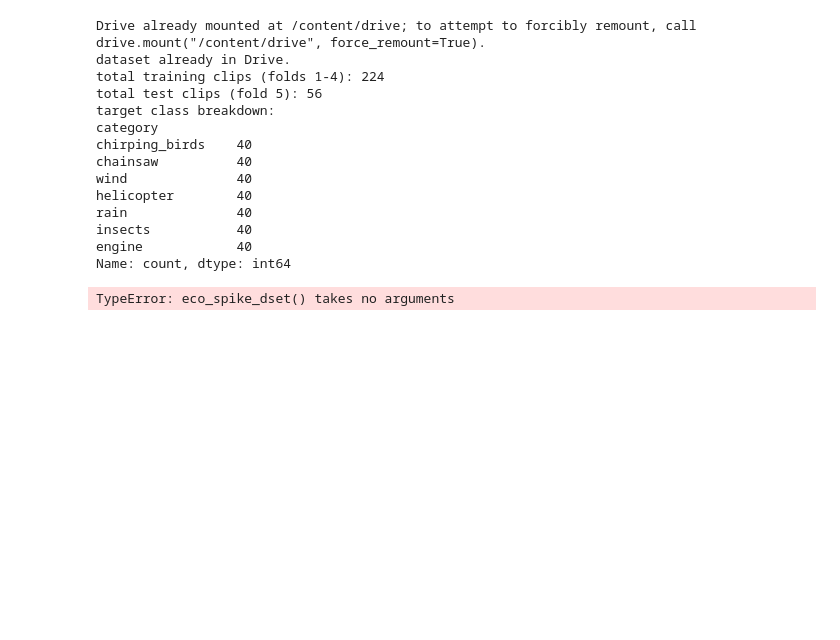
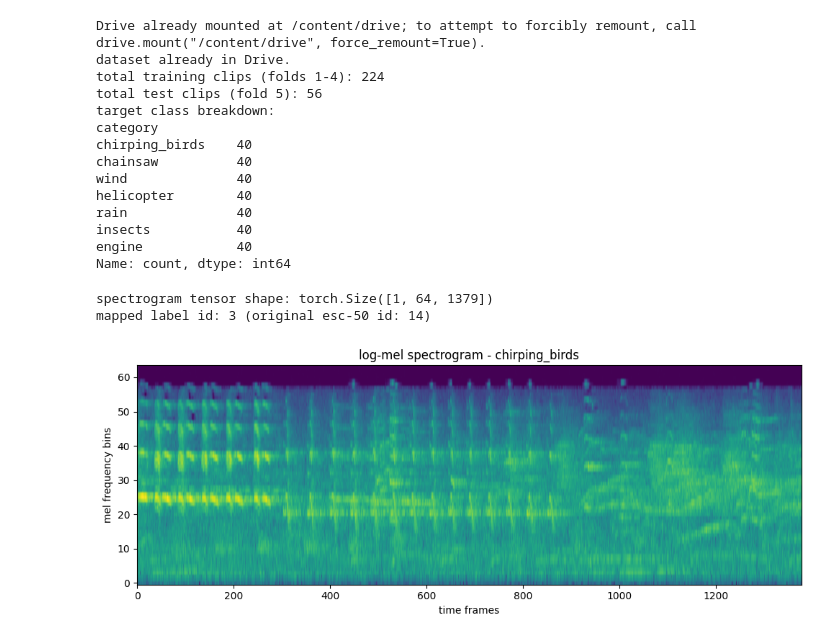
Before and after one commit to Not-kh-lily-23/EcoSpike-Audio, a Jupyter notebook: baseline_data.ipynb, the cells around one changed output. Drawn from its saved outputs; the diff is of its cells as text; code cells hidden in the pictures; blank space fills up the shorter version.

```diff
--- a/baseline_data.ipynb
+++ b/baseline_data.ipynb
@@ -57,35 +59,37 @@ import os
 lbl_map={original: new for new,original in enumerate(t_classes.keys())}
 reverse_lbl_map={new: original for new,original in enumerate(t_classes.keys())}
 class eco_spike_dset(Dataset):
-    def init(self,df,audio_dir,transform=None):
+    def __init__(self,df,audio_dir,transform=None):
         self.df=df.reset_index(drop=True)
         self.audio_dir=audio_dir
         self.transform=transform
-    def len(self):
+    def __len__(self):
         return len(self.df)
-    def getitem(self,idx):
+    def __getitem__(self,idx):
         f_name=self.df.loc[idx,'filename']
         f_path=os.path.join(self.audio_dir,f_name)
         waveform,sr=torchaudio.load(f_path)
         if sr!=16000:
             resmpl=torchaudio.transforms.Resample(orig_freq=sr,new_freq=16000)
             wavefor=resmpl(waveform)
         if self.transform:
             spectro=self.transform(waveform)
         og_lbl=self.df.loc[idx,'target']
         mapped_lbl=lbl_map[og_lbl]
         return spectro,mapped_lbl
 mel_transform=torchaudio.transforms.MelSpectrogram(sample_rate=16000,n_mels=64,n_fft=400,hop_length=160)
 trn_dset=eco_spike_dset(df=df_trn,audio_dir='ESC-50-master/audio',transform=mel_transform)
 spec,label=trn_dset[0]
 print(f"spectrogram tensor shape: {spec.shape}")
 print(f"mapped label id: {label} (original esc-50 id: {reverse_lbl_map[label]})")
 plt.figure(figsize=(10,4))
 plt.imshow(torch.log(spec[0]+1e-6).numpy(),cmap='viridis',origin='lower',aspect='auto')
 plt.title(f'log-mel spectrogram - {t_classes[reverse_lbl_map[label]]}')
 plt.ylabel('mel frequency bins')
 plt.xlabel('time frames')
 plt.tight_layout()
 plt.show()
 # %% [output]
-TypeError: eco_spike_dset() takes no arguments
+spectrogram tensor shape: torch.Size([1, 64, 1379])
+mapped label id: 3 (original esc-50 id: 14)
+[figure, added]
```
Also changed, not shown: parts of 1 cell of this notebook.
